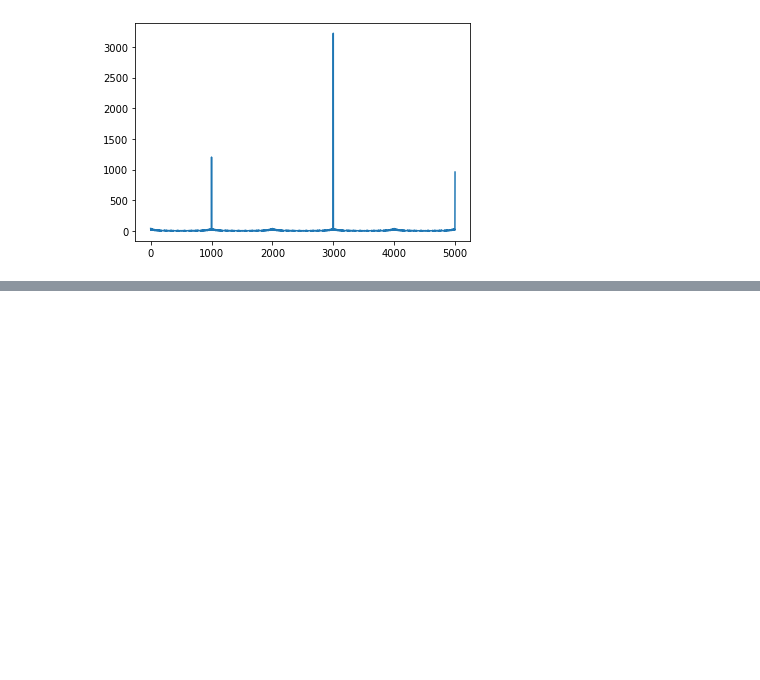
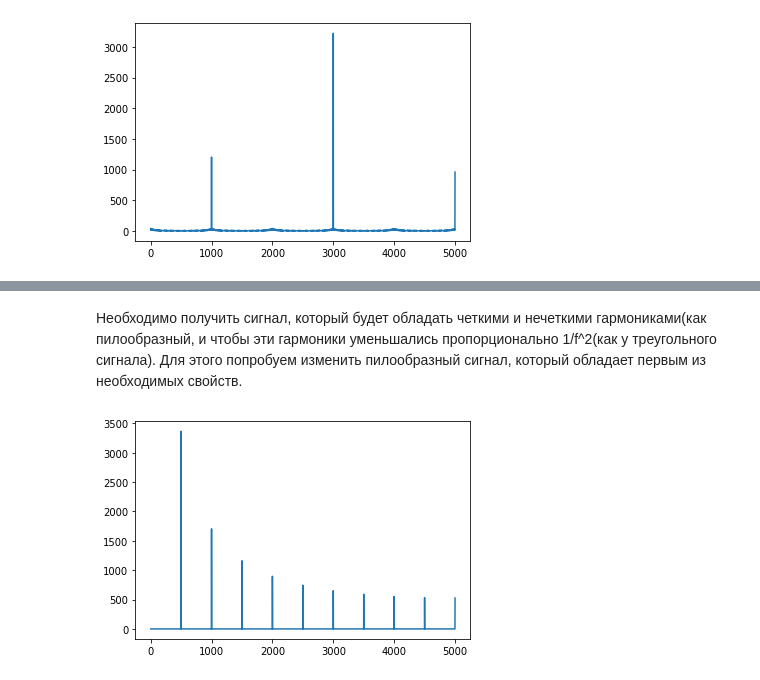
Before and after one commit to Houston613/Labs_for_ThinkDSP, a Jupyter notebook: Labs/Lab2.ipynb, the cells around one changed output, grey strips where cells are left out. Saved outputs shown, nothing was run; the diff lists cells and outputs as text; code cells hidden in the pictures; blank space fills up the shorter version.

```diff
--- a/Labs/Lab2.ipynb
+++ b/Labs/Lab2.ipynb
@@ -43,0 +107,7 @@ SquareSignal(1000).make_wave(duration=0.5, framerate=10000).make_audio()
+# %% [markdown]
+Необходимо получить сигнал, который будет обладать четкими и нечеткими гармониками(как пилообразный, и чтобы эти гармоники уменьшались пропорционально 1/f^2(как у треугольного сигнала). Для этого попробуем изменить пилообразный сигнал, который обладает первым из необходимых свойств.
+# %%
+wave = MySawtoothSignal(500).make_wave(duration = 1, framerate = 10000)
+wave.make_spectrum().plot()
+# %% [output]
+[figure, added]
```
Also changed, not shown: parts of 19 cells of this notebook.
